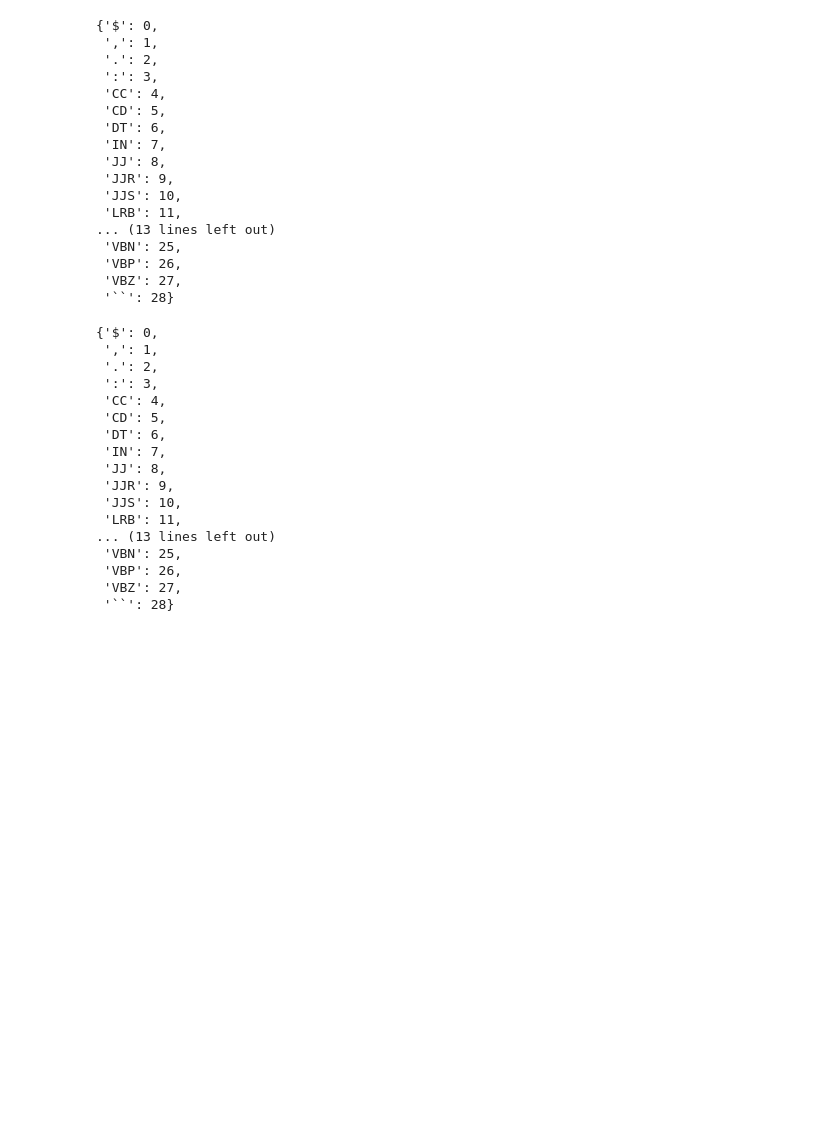
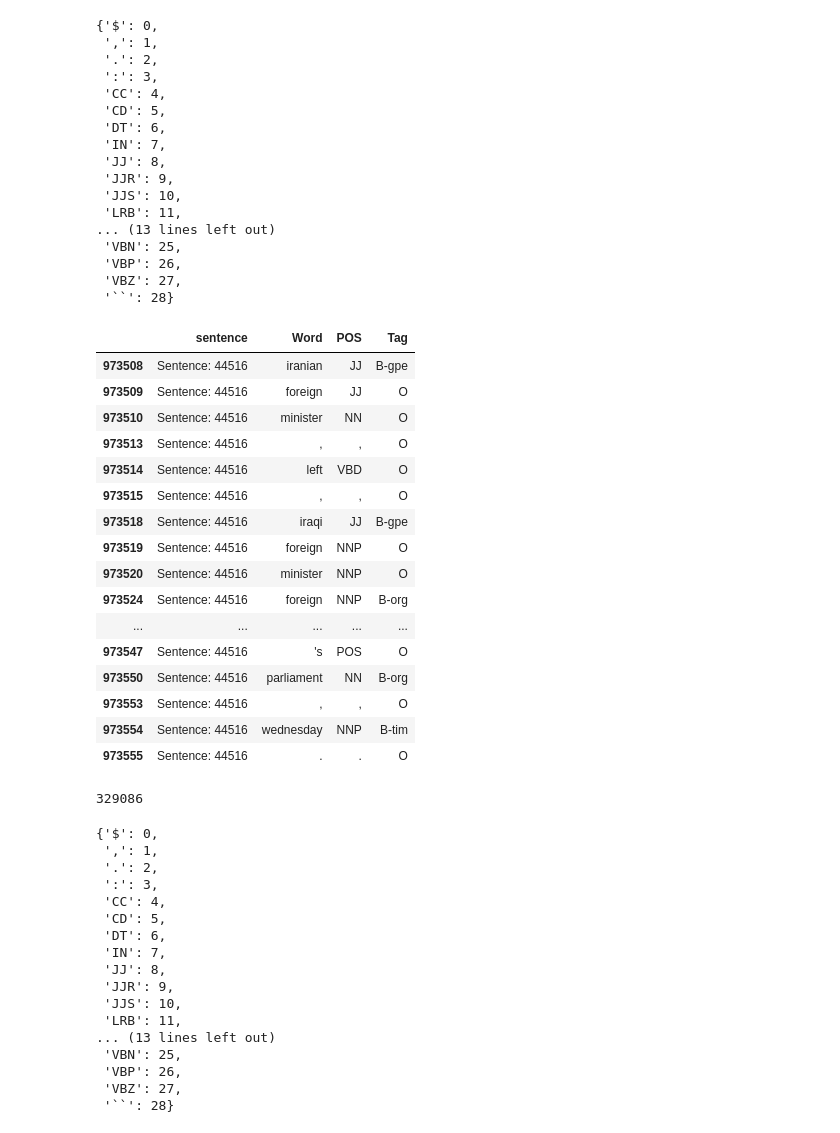
Before and after one commit to roinaveiro/corrupting_hmms, a Jupyter notebook: NER.ipynb, the cells around one changed output. Drawn from its saved outputs; the diff is of its cells as text; code cells hidden in the pictures; blank space fills up the shorter version.

```diff
--- a/NER.ipynb
+++ b/NER.ipynb
@@ -196,6 +195,30 @@ def attack_seq(X):
     for i in range(len(X)):
         l.append(attack_tag[X[i]])
     return l
+# %%
+data_reduced[data_reduced.sentence == "Sentence: 44516"]
+# %% [output]
+|  | sentence | Word | POS | Tag |
+| 973508 | Sentence: 44516 | iranian | JJ | B-gpe |
+| 973509 | Sentence: 44516 | foreign | JJ | O |
+| 973510 | Sentence: 44516 | minister | NN | O |
+| 973513 | Sentence: 44516 | , | , | O |
+| 973514 | Sentence: 44516 | left | VBD | O |
+| 973515 | Sentence: 44516 | , | , | O |
+| 973518 | Sentence: 44516 | iraqi | JJ | B-gpe |
+| 973519 | Sentence: 44516 | foreign | NNP | O |
+| 973520 | Sentence: 44516 | minister | NNP | O |
+| 973524 | Sentence: 44516 | foreign | NNP | B-org |
+| ... | ... | ... | ... | ... |
+| 973547 | Sentence: 44516 | 's | POS | O |
+| 973550 | Sentence: 44516 | parliament | NN | B-org |
+| 973553 | Sentence: 44516 | , | , | O |
+| 973554 | Sentence: 44516 | wednesday | NNP | B-tim |
+| 973555 | Sentence: 44516 | . | . | O |
+# %%
+data_reduced.shape[0]
+# %% [output]
+329086
 # %%
 tag2id
 # %% [output]
```
Also changed, not shown: parts of 13 cells of this notebook, 6 other files.
